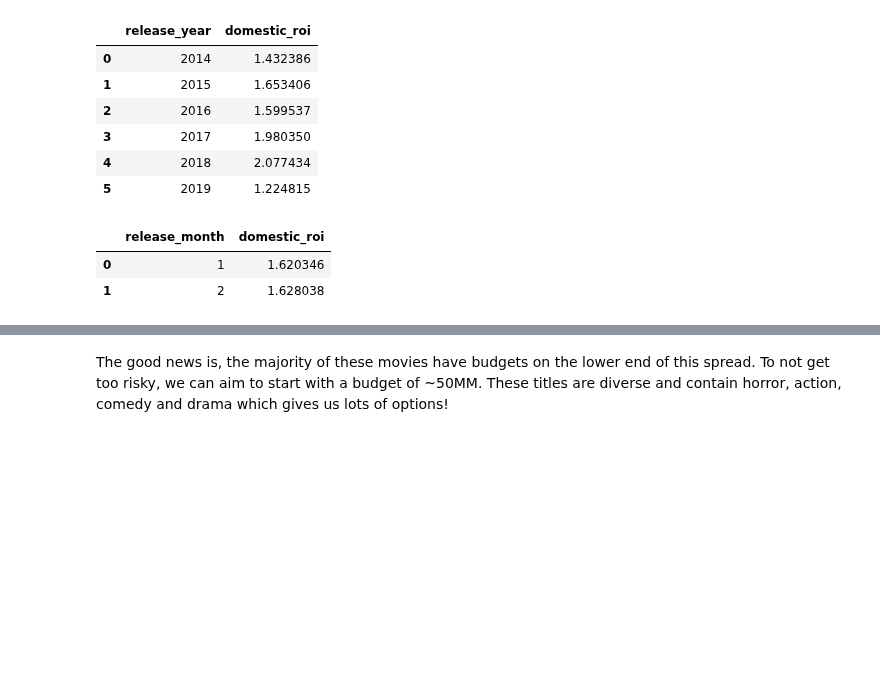
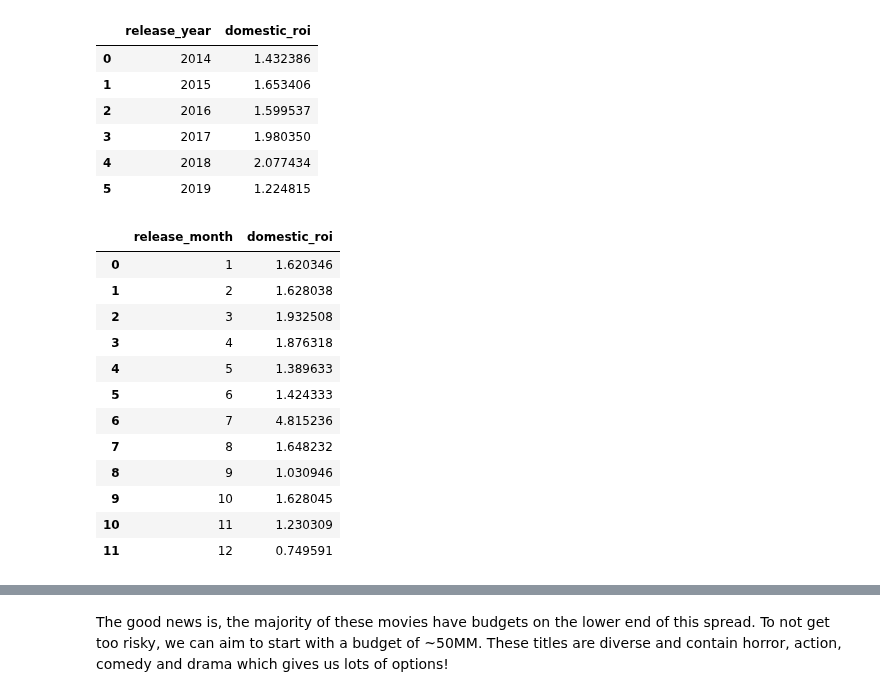
Before and after one commit to christisarv/dsc-phase-1-project-online, a Jupyter notebook: Movie Analysis Notebook.ipynb, the cells around one changed output, grey strips where cells are left out. Saved outputs shown, nothing was run; the diff lists cells and outputs as text; code cells hidden in the pictures; blank space fills up the shorter version.

```diff
--- a/Movie Analysis Notebook.ipynb
+++ b/Movie Analysis Notebook.ipynb
@@ -79,10 +79,21 @@ df_roi
 | 4 | 2018 | 2.077434 |
 | 5 | 2019 | 1.224815 |
 # %%
+#creating a separate table for months
 df_roi_mo = df_budgets.groupby(['release_month'])['domestic_roi'].mean()
 df_roi_mo = df_roi_mo.reset_index()
-df_roi_mo.head(2)
+df_roi_mo
 # %% [output]
 |  | release_month | domestic_roi |
 | 0 | 1 | 1.620346 |
 | 1 | 2 | 1.628038 |
+| 2 | 3 | 1.932508 |
+| 3 | 4 | 1.876318 |
+| 4 | 5 | 1.389633 |
+| 5 | 6 | 1.424333 |
+| 6 | 7 | 4.815236 |
+| 7 | 8 | 1.648232 |
+| 8 | 9 | 1.030946 |
+| 9 | 10 | 1.628045 |
+| 10 | 11 | 1.230309 |
+| 11 | 12 | 0.749591 |
```
Also changed, not shown: parts of 13 cells of this notebook, 4 other files.
